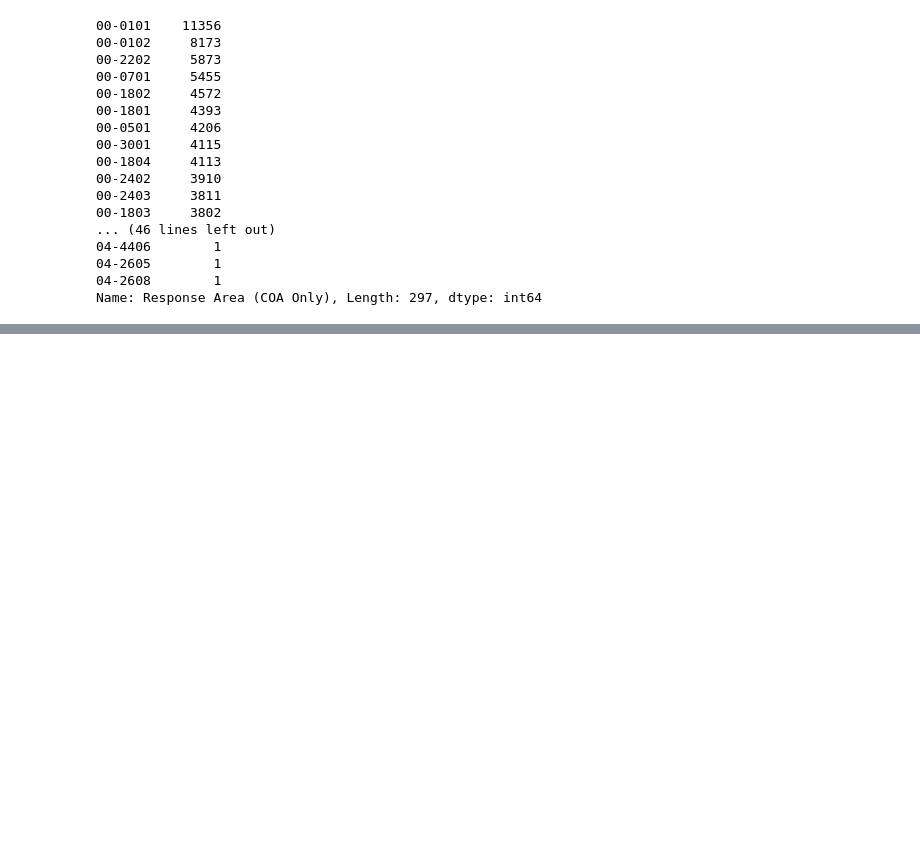
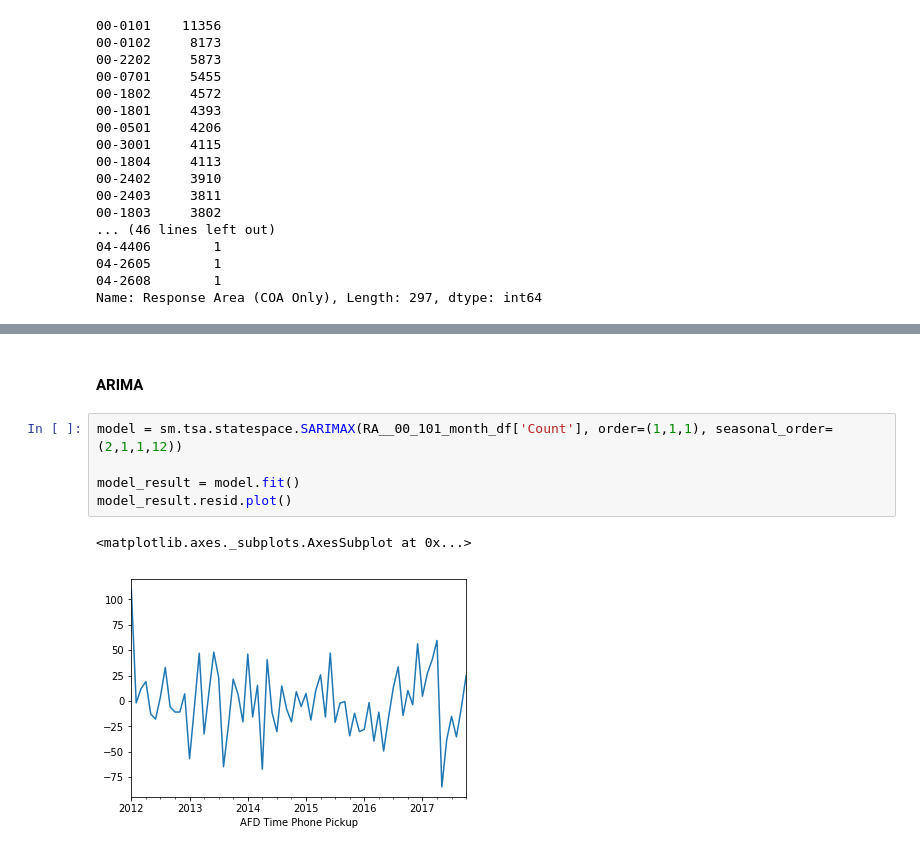
Before and after one commit to madderle/Hack-Austin, a Jupyter notebook: Response Area Volume Prediction.ipynb, the cells around one changed output, grey strips where cells are left out. Saved outputs shown, nothing was run; the diff lists cells and outputs as text; blank space fills up the shorter version.

```diff
--- a/Response Area Volume Prediction.ipynb
+++ b/Response Area Volume Prediction.ipynb
@@ -72,0 +131,10 @@ Name: Response Area (COA Only), Length: 297, dtype: int64
+# %% [markdown]
+#### ARIMA
+# %%
+model = sm.tsa.statespace.SARIMAX(RA__00_101_month_df['Count'], order=(1,1,1), seasonal_order=(2,1,1,12))
+
+model_result = model.fit()
+model_result.resid.plot()
+# %% [output]
+<matplotlib.axes._subplots.AxesSubplot at 0x...>
+[figure, added]
```
Also changed, not shown: parts of 13 cells of this notebook.
